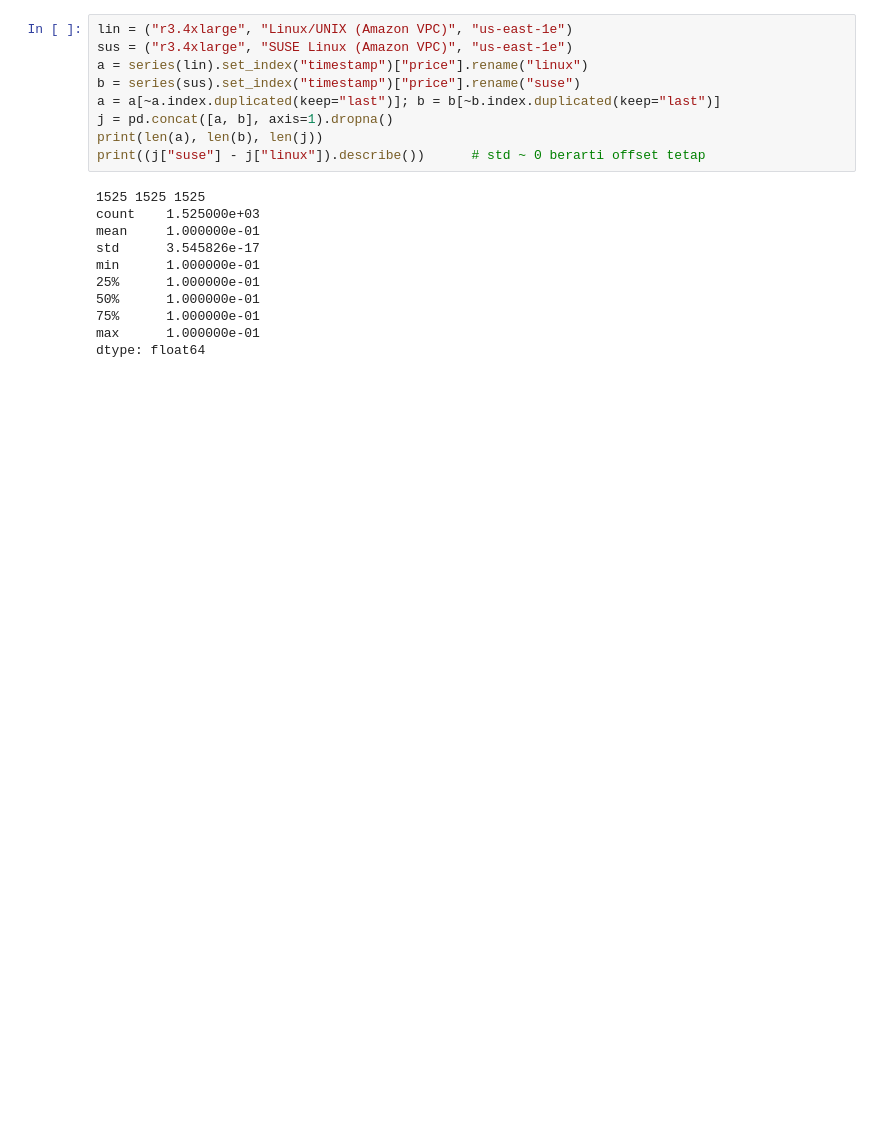
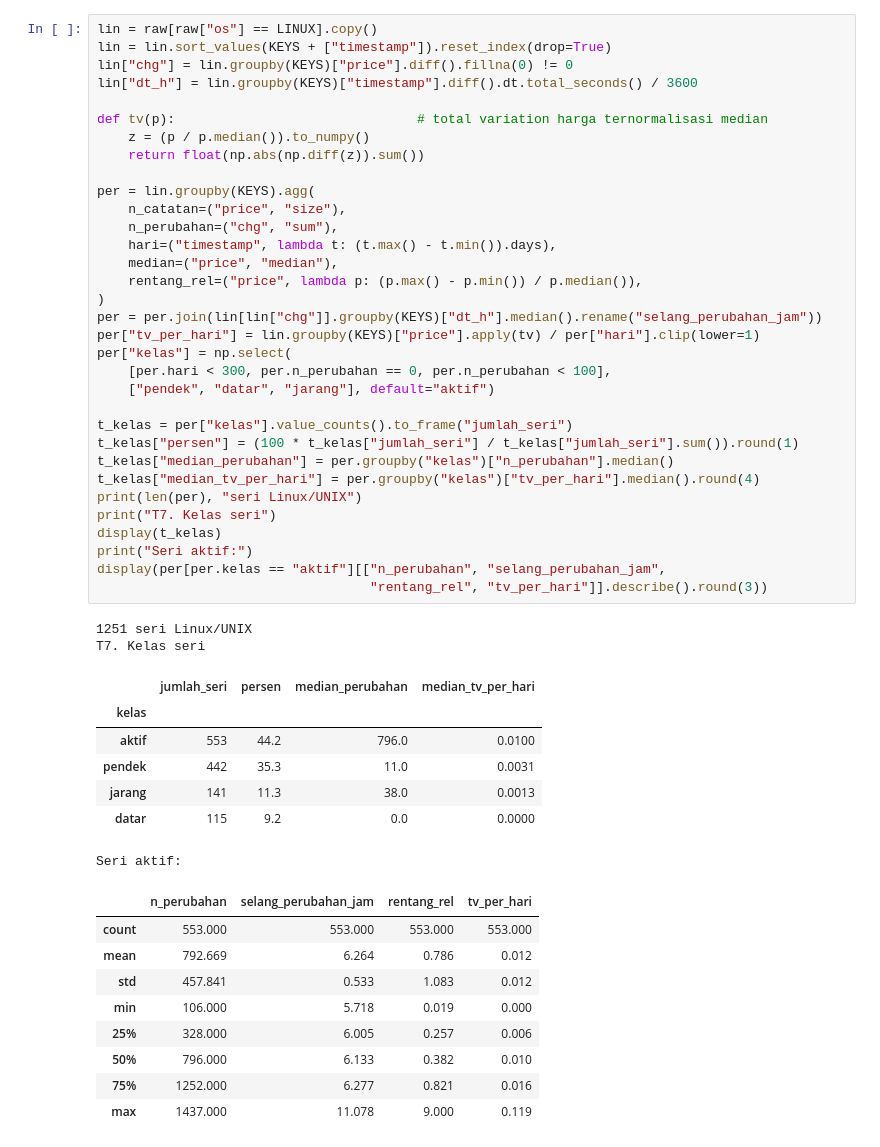
Before and after one commit to Frathol/RepeatedDollarAuction_Simulation, a Jupyter notebook: notebooks/ec2_2019.ipynb, the cells around one changed output. Drawn from its saved outputs; the diff is of its cells as text; blank space fills up the shorter version.

```diff
--- a/notebooks/ec2_2019.ipynb
+++ b/notebooks/ec2_2019.ipynb
@@ -105,21 +192,53 @@ paling datar ('inf1.6xlarge', 'Red Hat Enterprise Linux (Amazon VPC)', 'us-east-
 # %%
-lin = ("r3.4xlarge", "Linux/UNIX (Amazon VPC)", "us-east-1e")
-sus = ("r3.4xlarge", "SUSE Linux (Amazon VPC)", "us-east-1e")
-a = series(lin).set_index("timestamp")["price"].rename("linux")
-b = series(sus).set_index("timestamp")["price"].rename("suse")
-a = a[~a.index.duplicated(keep="last")]; b = b[~b.index.duplicated(keep="last")]
-j = pd.concat([a, b], axis=1).dropna()
-print(len(a), len(b), len(j))
-print((j["suse"] - j["linux"]).describe())      # std ~ 0 berarti offset tetap
+lin = raw[raw["os"] == LINUX].copy()
+lin = lin.sort_values(KEYS + ["timestamp"]).reset_index(drop=True)
+lin["chg"] = lin.groupby(KEYS)["price"].diff().fillna(0) != 0
+lin["dt_h"] = lin.groupby(KEYS)["timestamp"].diff().dt.total_seconds() / 3600
+
+def tv(p):                               # total variation harga ternormalisasi median
+    z = (p / p.median()).to_numpy()
+    return float(np.abs(np.diff(z)).sum())
+
+per = lin.groupby(KEYS).agg(
+    n_catatan=("price", "size"),
+    n_perubahan=("chg", "sum"),
+    hari=("timestamp", lambda t: (t.max() - t.min()).days),
+    median=("price", "median"),
+    rentang_rel=("price", lambda p: (p.max() - p.min()) / p.median()),
+)
+per = per.join(lin[lin["chg"]].groupby(KEYS)["dt_h"].median().rename("selang_perubahan_jam"))
+per["tv_per_hari"] = lin.groupby(KEYS)["price"].apply(tv) / per["hari"].clip(lower=1)
+per["kelas"] = np.select(
+    [per.hari < 300, per.n_perubahan == 0, per.n_perubahan < 100],
+    ["pendek", "datar", "jarang"], default="aktif")
+
+t_kelas = per["kelas"].value_counts().to_frame("jumlah_seri")
+t_kelas["persen"] = (100 * t_kelas["jumlah_seri"] / t_kelas["jumlah_seri"].sum()).round(1)
+t_kelas["median_perubahan"] = per.groupby("kelas")["n_perubahan"].median()
+t_kelas["median_tv_per_hari"] = per.groupby("kelas")["tv_per_hari"].median().round(4)
+print(len(per), "seri Linux/UNIX")
+print("T7. Kelas seri")
+display(t_kelas)
+print("Seri aktif:")
+display(per[per.kelas == "aktif"][["n_perubahan", "selang_perubahan_jam",
+                                   "rentang_rel", "tv_per_hari"]].describe().round(3))
 # %% [output]
-1525 1525 1525
-count    1.525000e+03
-mean     1.000000e-01
-std      3.545826e-17
-min      1.000000e-01
-25%      1.000000e-01
-50%      1.000000e-01
-75%      1.000000e-01
-max      1.000000e-01
-dtype: float64
+1251 seri Linux/UNIX
+T7. Kelas seri
+|  | jumlah_seri | persen | median_perubahan | median_tv_per_hari |
+| kelas |  |  |  |  |
+| aktif | 553 | 44.2 | 796.0 | 0.0100 |
+| pendek | 442 | 35.3 | 11.0 | 0.0031 |
+| jarang | 141 | 11.3 | 38.0 | 0.0013 |
+| datar | 115 | 9.2 | 0.0 | 0.0000 |
+Seri aktif:
+|  | n_perubahan | selang_perubahan_jam | rentang_rel | tv_per_hari |
+| count | 553.000 | 553.000 | 553.000 | 553.000 |
+| mean | 792.669 | 6.264 | 0.786 | 0.012 |
+| std | 457.841 | 0.533 | 1.083 | 0.012 |
+| min | 106.000 | 5.718 | 0.019 | 0.000 |
+| 25% | 328.000 | 6.005 | 0.257 | 0.006 |
+| 50% | 796.000 | 6.133 | 0.382 | 0.010 |
+| 75% | 1252.000 | 6.277 | 0.821 | 0.016 |
+| max | 1437.000 | 11.078 | 9.000 | 0.119 |
 # %%
```
Also changed, not shown: parts of 12 cells of this notebook.
